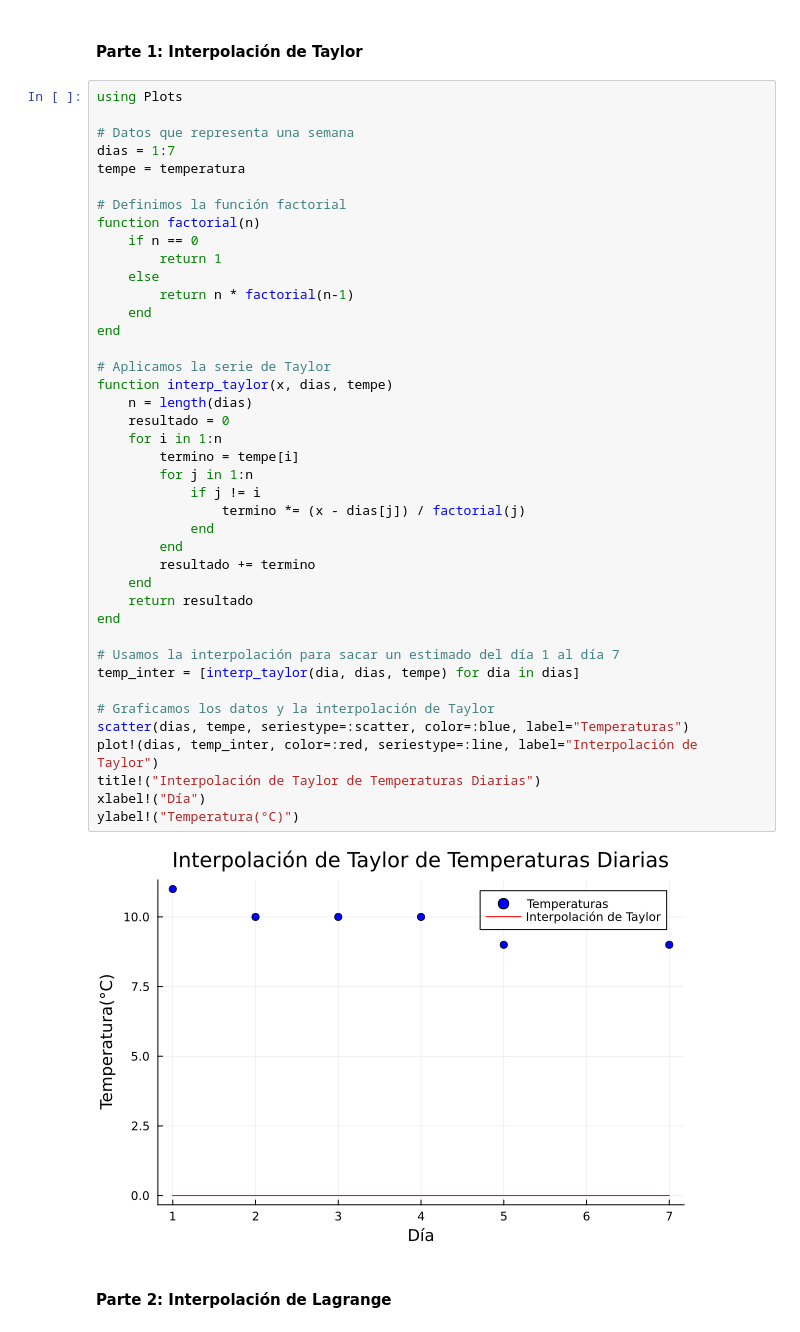
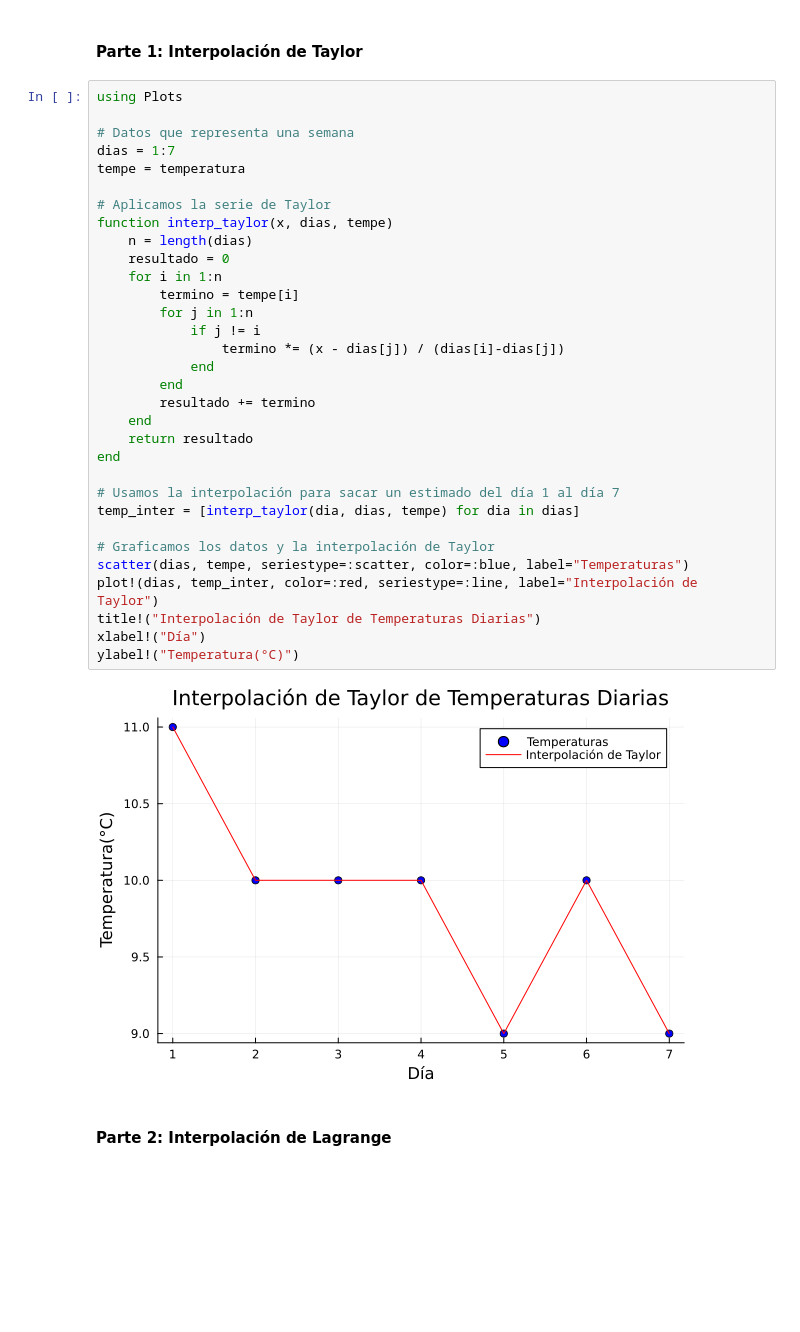
Before and after one commit to irisruip/Calculo_Numerico_Evaluacion_2, a Jupyter notebook: Segunda_Evaluacion.ipynb, the cells around one changed output. Saved outputs shown, nothing was run; the diff lists cells and outputs as text; blank space fills up the shorter version.

```diff
--- a/Segunda_Evaluacion.ipynb
+++ b/Segunda_Evaluacion.ipynb
@@ -56,44 +56,35 @@ using Plots
 
 # Datos que representa una semana
 dias = 1:7
 tempe = temperatura
-
-# Definimos la función factorial
-function factorial(n)
-    if n == 0
-        return 1
-    else
-        return n * factorial(n-1)
-    end
-end
 
 # Aplicamos la serie de Taylor
 function interp_taylor(x, dias, tempe)
     n = length(dias)
     resultado = 0
     for i in 1:n
         termino = tempe[i]
         for j in 1:n
             if j != i
-                termino *= (x - dias[j]) / factorial(j)
+                termino *= (x - dias[j]) / (dias[i]-dias[j])
             end
         end
         resultado += termino
     end
     return resultado
 end
 
 # Usamos la interpolación para sacar un estimado del día 1 al día 7
 temp_inter = [interp_taylor(dia, dias, tempe) for dia in dias]
 
 # Graficamos los datos y la interpolación de Taylor
 scatter(dias, tempe, seriestype=:scatter, color=:blue, label="Temperaturas")
 plot!(dias, temp_inter, color=:red, seriestype=:line, label="Interpolación de Taylor")
 title!("Interpolación de Taylor de Temperaturas Diarias")
 xlabel!("Día")
 ylabel!("Temperatura(°C)")
 # %% [output]
-[figure, old version]
+[figure, new version]
 # %% [markdown]
 <h4>Parte 2: Interpolación de Lagrange
 </h4>
```
Also changed, not shown: parts of 1 cell of this notebook.
